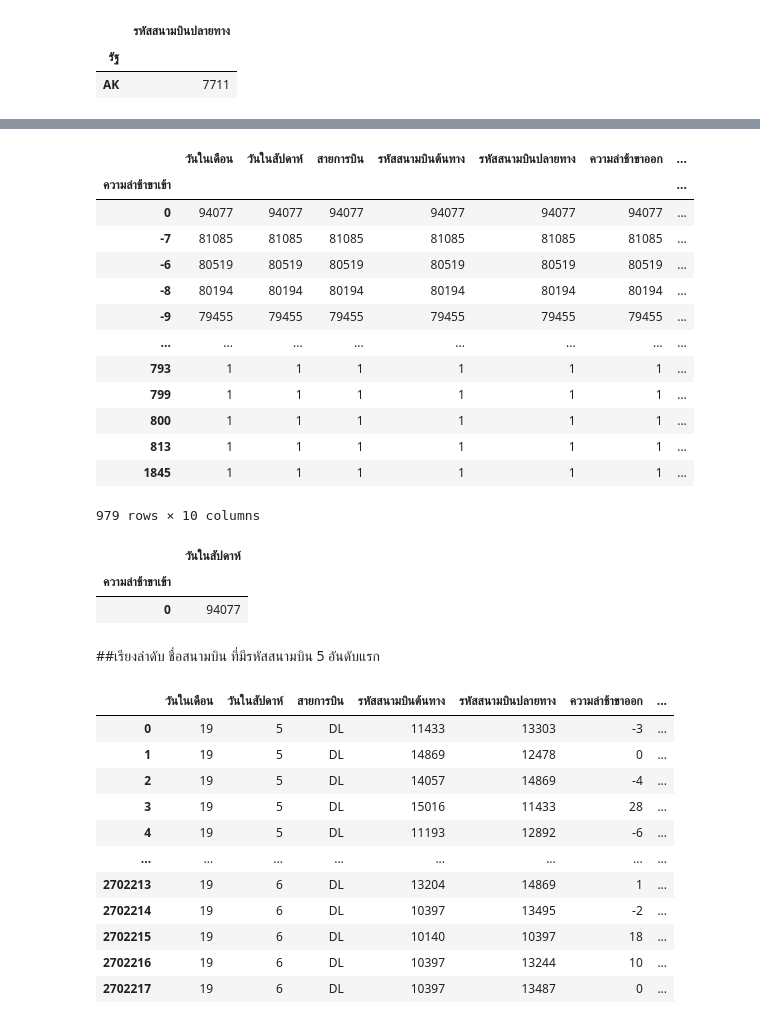
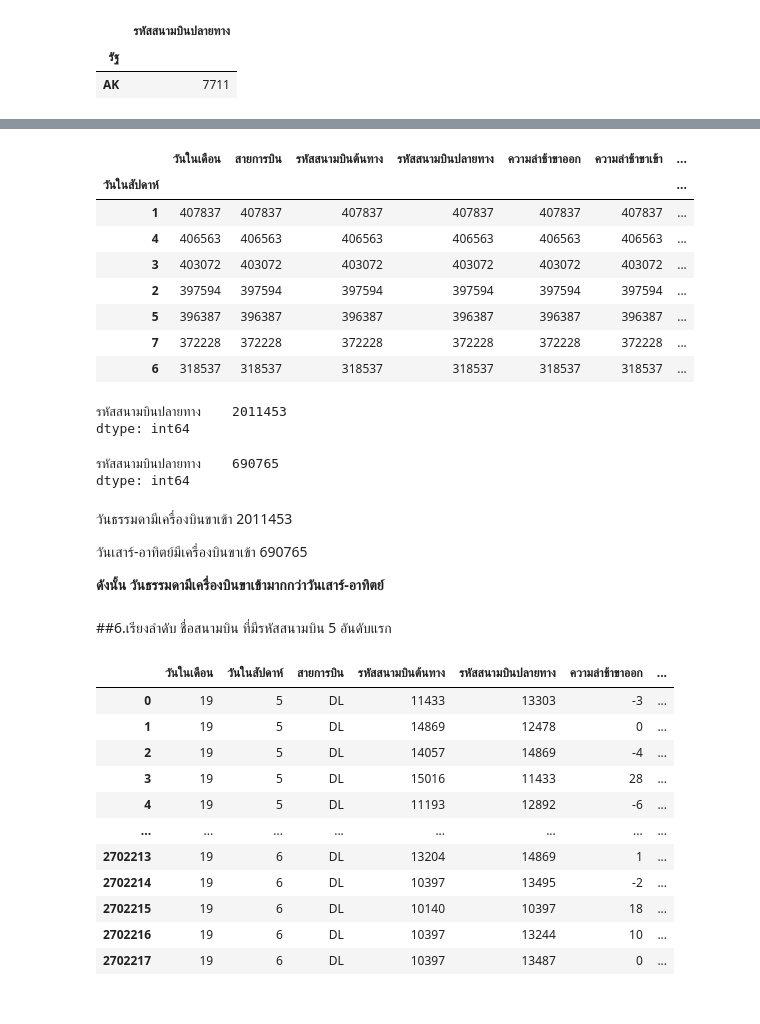
Before and after one commit to Thitichaya2000/DWDM21, a Jupyter notebook: MiniExam.ipynb, the cells around one changed output, grey strips where cells are left out. Saved outputs shown, nothing was run; the diff lists cells and outputs as text; code cells hidden in the pictures.

```diff
--- a/MiniExam.ipynb
+++ b/MiniExam.ipynb
@@ -175,30 +171,36 @@ merged_table.groupby('ความล่าช้าขาเข้า').count()
-# %%
-Arrival_plane = merged_table.groupby('ความล่าช้าขาเข้า').count().sort_values(by=['วันในเดือน'],ascending=False)
-Arrival_plane
-# %% [output]
-|  | วันในเดือน | วันในสัปดาห์ | สายการบิน | รหัสสนามบินต้นทาง | รหัสสนามบินปลายทาง | ความล่าช้าขาออก | ... |
-| ความล่าช้าขาเข้า |  |  |  |  |  |  | ... |
-| 0 | 94077 | 94077 | 94077 | 94077 | 94077 | 94077 | ... |
-| -7 | 81085 | 81085 | 81085 | 81085 | 81085 | 81085 | ... |
-| -6 | 80519 | 80519 | 80519 | 80519 | 80519 | 80519 | ... |
-| -8 | 80194 | 80194 | 80194 | 80194 | 80194 | 80194 | ... |
-| -9 | 79455 | 79455 | 79455 | 79455 | 79455 | 79455 | ... |
-| ... | ... | ... | ... | ... | ... | ... | ... |
-| 793 | 1 | 1 | 1 | 1 | 1 | 1 | ... |
-| 799 | 1 | 1 | 1 | 1 | 1 | 1 | ... |
-| 800 | 1 | 1 | 1 | 1 | 1 | 1 | ... |
-| 813 | 1 | 1 | 1 | 1 | 1 | 1 | ... |
-| 1845 | 1 | 1 | 1 | 1 | 1 | 1 | ... |
-979 rows × 10 columns
-# %%
-Arrival_plane_cut = searchrating.iloc[:1,1:2]
-Arrival_plane_cut
-# %% [output]
-|  | วันในสัปดาห์ |
-| ความล่าช้าขาเข้า |  |
-| 0 | 94077 |
+# %%
+week_Arrival_plane = merged_table.groupby('วันในสัปดาห์').count().sort_values(by=['รหัสสนามบินปลายทาง'],ascending=False) #ดูจำนวนเครื่องบินขาเข้าในแต่ละวัน
+week_Arrival_plane
+# %% [output]
+|  | วันในเดือน | สายการบิน | รหัสสนามบินต้นทาง | รหัสสนามบินปลายทาง | ความล่าช้าขาออก | ความล่าช้าขาเข้า | ... |
+| วันในสัปดาห์ |  |  |  |  |  |  | ... |
+| 1 | 407837 | 407837 | 407837 | 407837 | 407837 | 407837 | ... |
+| 4 | 406563 | 406563 | 406563 | 406563 | 406563 | 406563 | ... |
+| 3 | 403072 | 403072 | 403072 | 403072 | 403072 | 403072 | ... |
+| 2 | 397594 | 397594 | 397594 | 397594 | 397594 | 397594 | ... |
+| 5 | 396387 | 396387 | 396387 | 396387 | 396387 | 396387 | ... |
+| 7 | 372228 | 372228 | 372228 | 372228 | 372228 | 372228 | ... |
+| 6 | 318537 | 318537 | 318537 | 318537 | 318537 | 318537 | ... |
+# %%
+Arrival_on_weekdays = week_Arrival_plane.iloc[:5,3:4].sum()  #หาจำนวนเครื่องบินขาเข้าในวันธรรมดา
+Arrival_on_weekdays
+# %% [output]
+รหัสสนามบินปลายทาง    2011453
+dtype: int64
+# %%
+Holiday_arrivals = week_Arrival_plane.iloc[5:7,3:4].sum() #หาจำนวนเครื่องบินขาเข้าในวัน เสาร์-อาทิตย์
+Holiday_arrivals
+# %% [output]
+รหัสสนามบินปลายทาง    690765
+dtype: int64
+# %% [markdown]
+วันธรรมดามีเครื่องบินขาเข้า  2011453
+
+วันเสาร์-อาทิตย์มีเครื่องบินขาเข้า 690765
+
+**ดังนั้น วันธรรมดามีเครื่องบินขาเข้ามากกว่าวันเสาร์-อาทิตย์**
 # %% [markdown]
-##เรียงลำดับ ชื่อสนามบิน ที่มีรหัสสนามบิน 5 อันดับแรก
+##6.เรียงลำดับ ชื่อสนามบิน ที่มีรหัสสนามบิน 5 อันดับแรก
 # %%
 merged_table = flights.merge(airports,how='left',left_on='รหัสสนามบินปลายทาง',right_on='รหัสสนามบิน') # how = ตารางหลัก left_on ตารางซ้ายของตารางหลัก ผูกกับ right_on id
 merged_table
```
Also changed, not shown: parts of 7 cells of this notebook.
